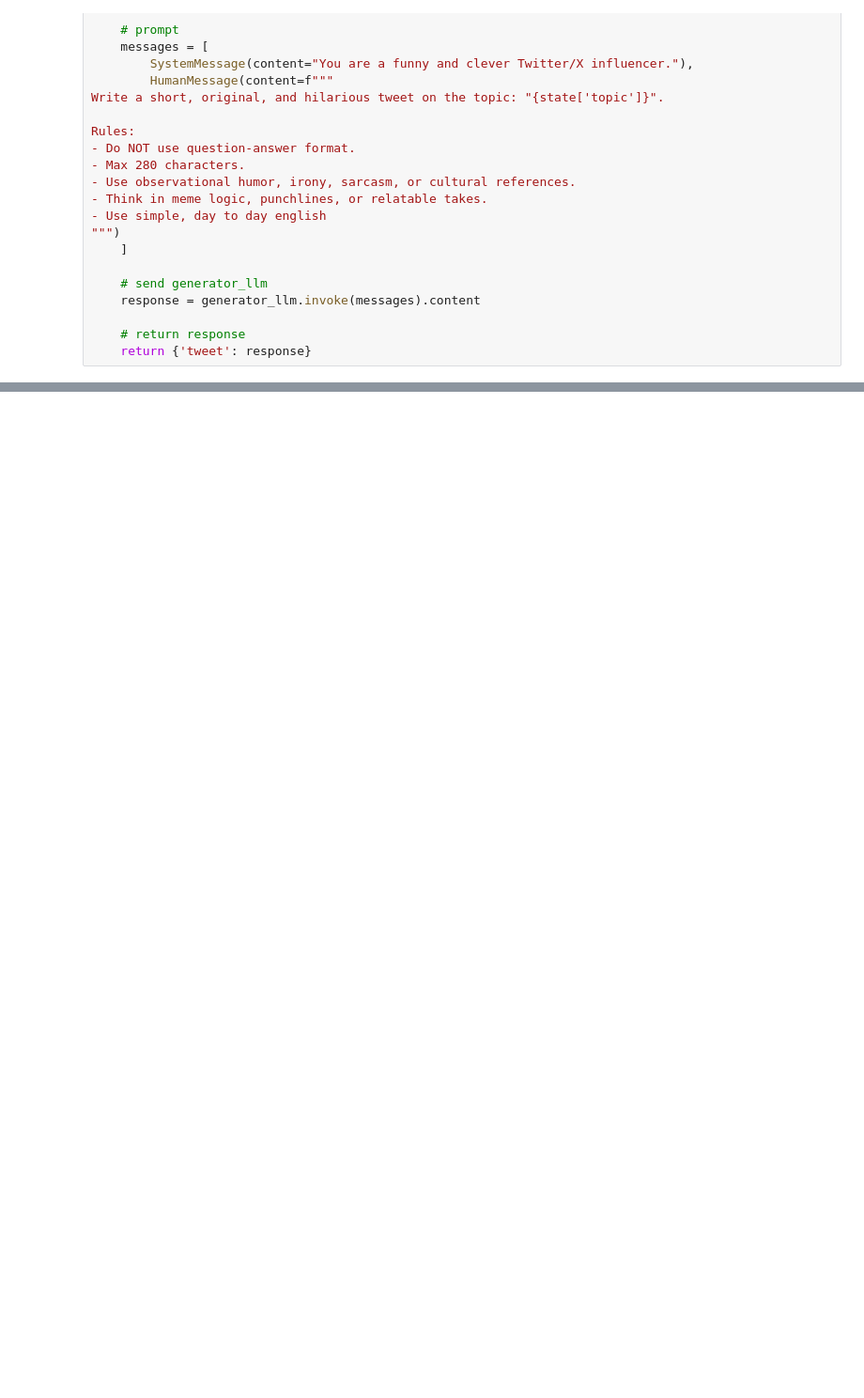
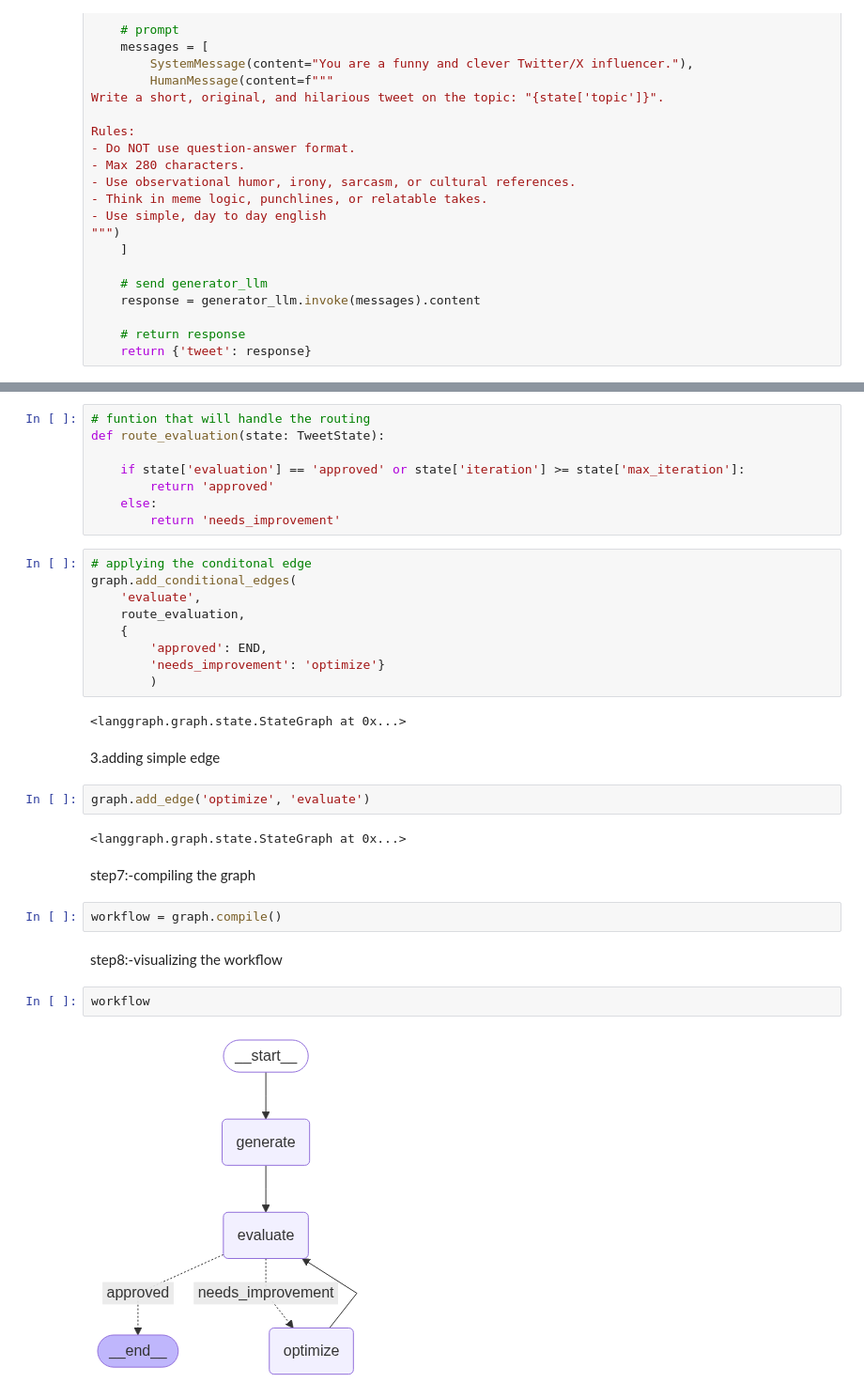
Before and after one commit to pande17827/LangGraph-by-CampusX, a Jupyter notebook: 8.Iterative Workflows/2.Plan of Action.ipynb, the cells around one changed output, grey strips where cells are left out. Shown at 94% size. Drawn from its saved outputs; the diff is of its cells as text; blank space fills up the shorter version.

Commit message:
iteration workflow complete

```diff
--- a/8.Iterative Workflows/2.Plan of Action.ipynb
+++ b/8.Iterative Workflows/2.Plan of Action.ipynb
@@ -99,0 +183,35 @@ graph.add_node('optimize',optimize_tweet)
+# %%
+# funtion that will handle the routing
+def route_evaluation(state: TweetState):
+
+    if state['evaluation'] == 'approved' or state['iteration'] >= state['max_iteration']:
+        return 'approved'
+    else:
+        return 'needs_improvement'
+# %%
+# applying the conditonal edge
+graph.add_conditional_edges(
+    'evaluate',
+    route_evaluation,
+    {
+        'approved': END,
+        'needs_improvement': 'optimize'}
+        )
+# %% [output]
+<langgraph.graph.state.StateGraph at 0x...>
+# %% [markdown]
+3.adding simple edge
+# %%
+graph.add_edge('optimize', 'evaluate')
+# %% [output]
+<langgraph.graph.state.StateGraph at 0x...>
+# %% [markdown]
+step7:-compiling the graph
+# %%
+workflow = graph.compile()
+# %% [markdown]
+step8:-visualizing the workflow
+# %%
+workflow
+# %% [output]
+[figure, added]
```
Also changed, not shown: parts of 18 cells of this notebook.
